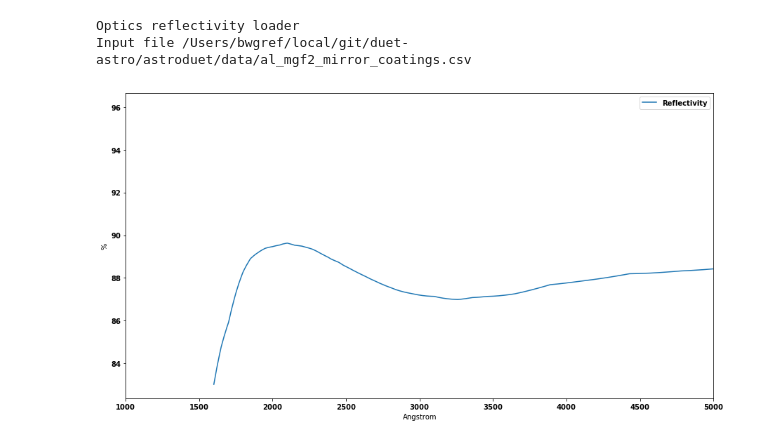
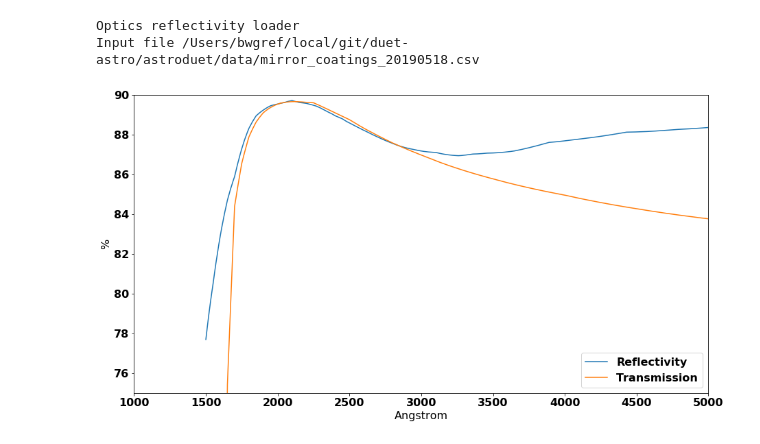
Before and after one commit to bwgref/duet-astro, a Jupyter notebook: notebooks/Filter Description.ipynb, the cells around one changed output. Cells and saved outputs as stored; diff of their text form; code cells hidden in the pictures.

```diff
--- a/notebooks/Filter Description.ipynb
+++ b/notebooks/Filter Description.ipynb
@@ -30,20 +36,24 @@ filter_parameters()
 # %%
 # Reflectivity
 ref_wave, reflectivity = load_reflectivity(duet.reflectivity_file['name'], diag=True)
-
+trans_wave, transmission = load_transmission(duet.transmission_file)
 fig = plt.figure(figsize = (15, 8))
 ax = fig.subplots()
 ax.plot(ref_wave.to(u.AA), reflectivity*100, label='Reflectivity')
+ax.plot(trans_wave.to(u.AA), transmission*100, label='Transmission')
+
+
 ax.set_xlim([1000, 5000])
+ax.set_ylim([75, 90])
 ax.set_ylabel('%')
 ax.legend()
 ax.set_xlabel('Angstrom')
 
 plt.show()
 # %% [output]
 Optics reflectivity loader
-Input file /Users/bwgref/local/git/duet-astro/astroduet/data/al_mgf2_mirror_coatings.csv
+Input file /Users/bwgref/local/git/duet-astro/astroduet/data/mirror_coatings_20190518.csv
-[figure, old version]
+[figure, new version]
 # %%
 # Band 1
 
```
Also changed, not shown: parts of 7 cells of this notebook, 3 other files.
